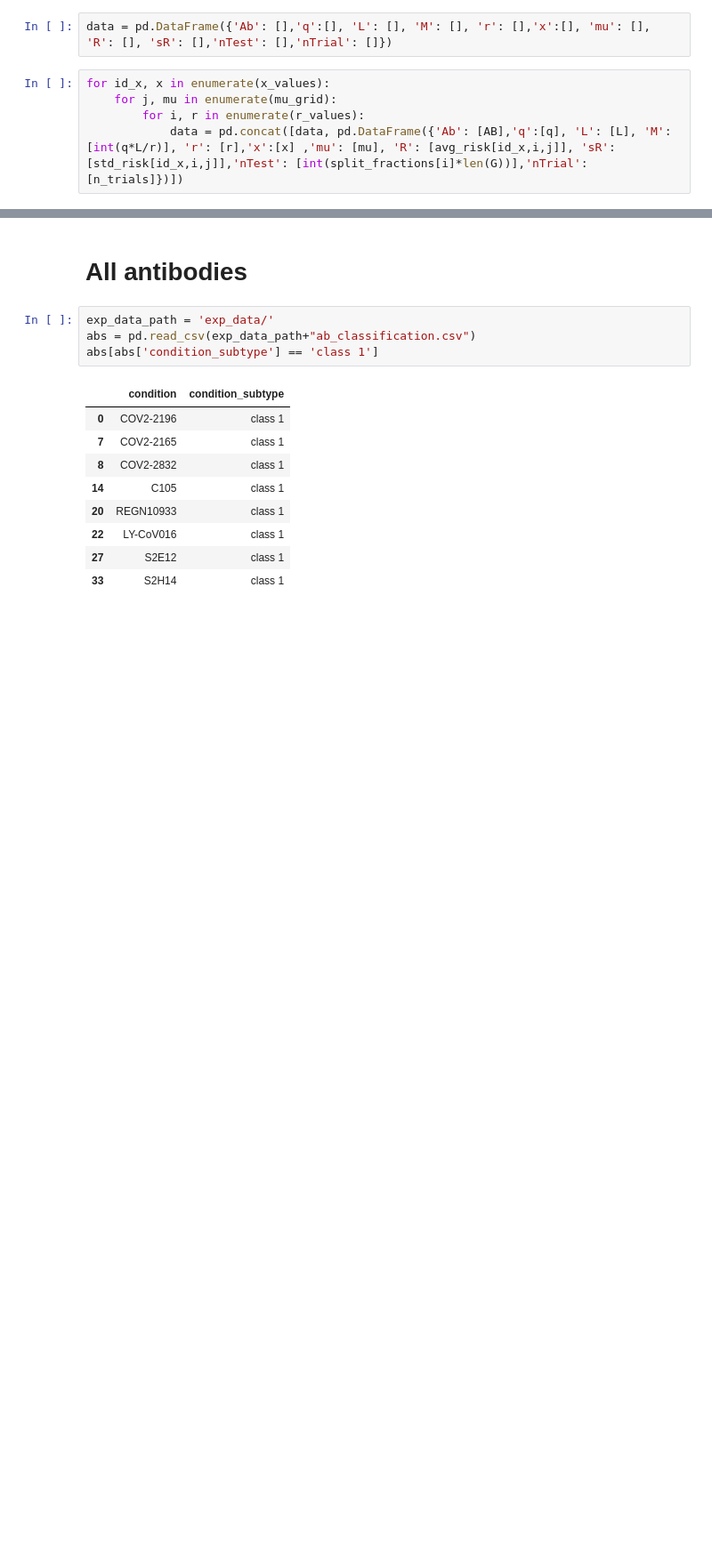
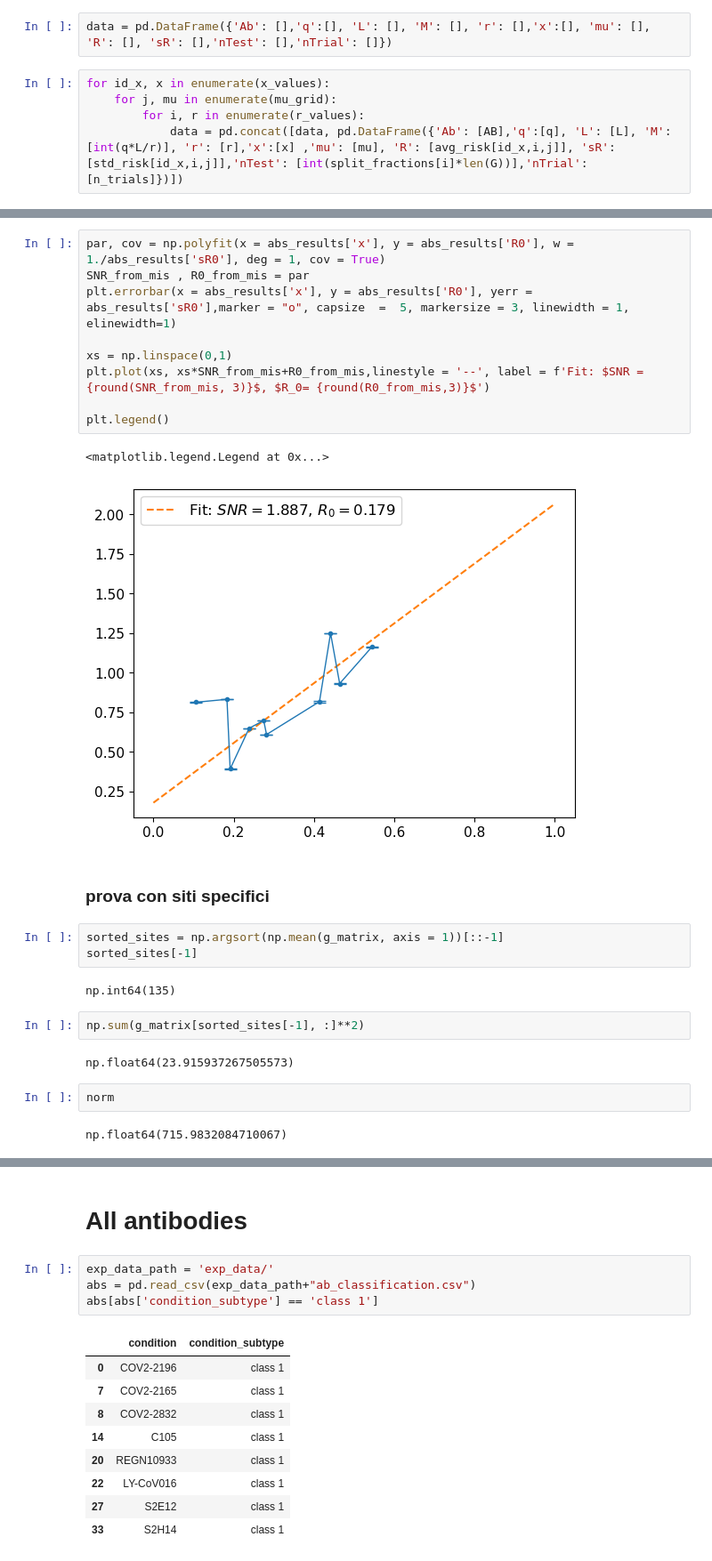
Before and after one commit to AleCorso/DMSAnalysis, a Jupyter notebook: numerical_optimal_mu.ipynb, the cells around one changed output, grey strips where cells are left out. Shown at 89% size. Drawn from its saved outputs; the diff is of its cells as text; blank space fills up the shorter version.

```diff
--- a/numerical_optimal_mu.ipynb
+++ b/numerical_optimal_mu.ipynb
@@ -863,0 +904,27 @@ plt.plot(abs_results['x'],sigma**2+(Fmis+(1-Fmis)*abs_results['x'])/(1-Fmis-(1-F
+# %%
+par, cov = np.polyfit(x = abs_results['x'], y = abs_results['R0'], w = 1./abs_results['sR0'], deg = 1, cov = True)
+SNR_from_mis , R0_from_mis = par
+plt.errorbar(x = abs_results['x'], y = abs_results['R0'], yerr = abs_results['sR0'],marker = "o", capsize  =  5, markersize = 3, linewidth = 1, elinewidth=1)
+
+xs = np.linspace(0,1)
+plt.plot(xs, xs*SNR_from_mis+R0_from_mis,linestyle = '--', label = f'Fit: $SNR = {round(SNR_from_mis, 3)}$, $R_0= {round(R0_from_mis,3)}$')
+
+plt.legend()
+# %% [output]
+<matplotlib.legend.Legend at 0x...>
+[figure, added]
+# %% [markdown]
+### prova con siti specifici
+# %%
+sorted_sites = np.argsort(np.mean(g_matrix, axis = 1))[::-1]
+sorted_sites[-1]
+# %% [output]
+np.int64(135)
+# %%
+np.sum(g_matrix[sorted_sites[-1], :]**2)
+# %% [output]
+np.float64(23.915937267505573)
+# %%
+norm
+# %% [output]
+np.float64(715.9832084710067)
```
Also changed, not shown: parts of 15 cells of this notebook.
